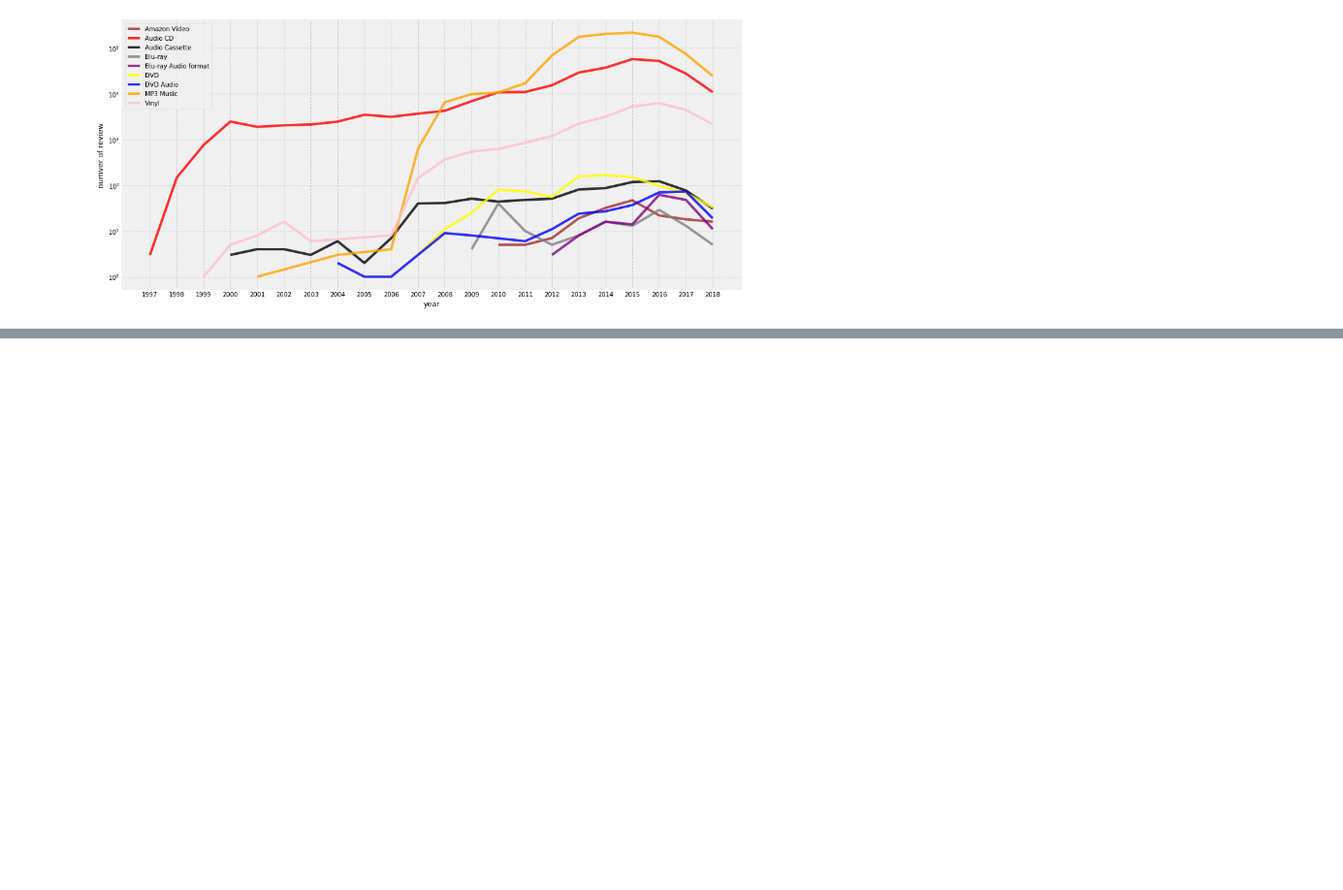
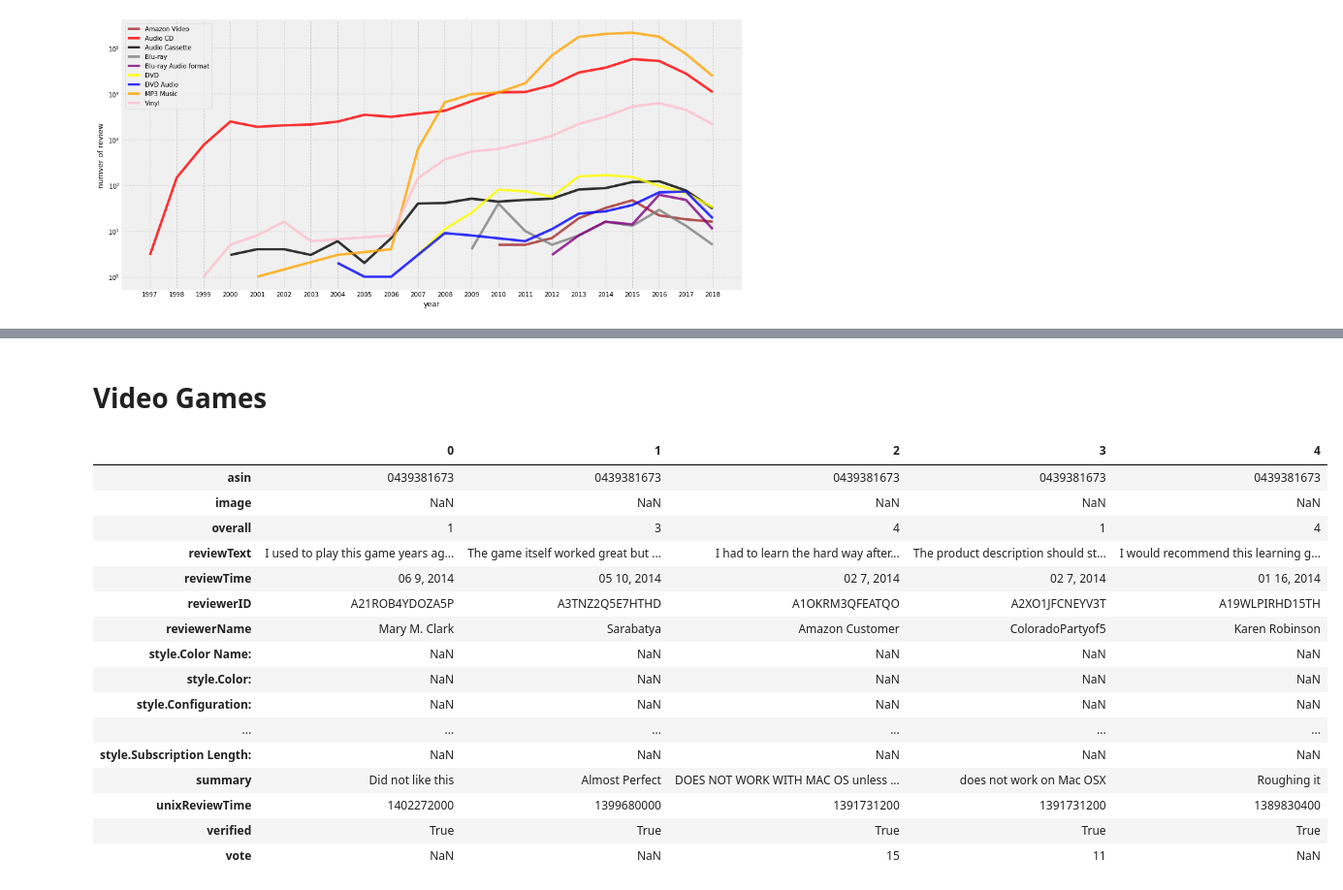
Before and after one commit to smartiiv/data_viz, a Jupyter notebook: Midtermproject.ipynb, the cells around one changed output, grey strips where cells are left out. Shown at 97% size. Saved outputs shown, nothing was run; the diff lists cells and outputs as text; code cells hidden in the pictures; blank space fills up the shorter version.

```diff
--- a/Midtermproject.ipynb
+++ b/Midtermproject.ipynb
@@ -343,0 +352,25 @@ Metadata.head()
+# %% [markdown]
+# Video Games
+# %%
+Rev = 'Video_Games.json'
+Review = pd.io.json.json_normalize([json.loads(line) for line in open(Rev)])
+# %%
+Review.head().T
+# %% [output]
+|  | 0 | 1 | 2 | 3 | 4 |
+| asin | 0439381673 | 0439381673 | 0439381673 | 0439381673 | 0439381673 |
+| image | NaN | NaN | NaN | NaN | NaN |
+| overall | 1 | 3 | 4 | 1 | 4 |
+| reviewText | I used to play this game years ag... | The game itself worked great but ... | I had to learn the hard way after... | The product description should st... | I would recommend this learning g... |
+| reviewTime | 06 9, 2014 | 05 10, 2014 | 02 7, 2014 | 02 7, 2014 | 01 16, 2014 |
+| reviewerID | A21ROB4YDOZA5P | A3TNZ2Q5E7HTHD | A1OKRM3QFEATQO | A2XO1JFCNEYV3T | A19WLPIRHD15TH |
+| reviewerName | Mary M. Clark | Sarabatya | Amazon Customer | ColoradoPartyof5 | Karen Robinson |
+| style.Color Name: | NaN | NaN | NaN | NaN | NaN |
+| style.Color: | NaN | NaN | NaN | NaN | NaN |
+| style.Configuration: | NaN | NaN | NaN | NaN | NaN |
+| ... | ... | ... | ... | ... | ... |
+| style.Subscription Length: | NaN | NaN | NaN | NaN | NaN |
+| summary | Did not like this | Almost Perfect | DOES NOT WORK WITH MAC OS unless ... | does not work on Mac OSX | Roughing it |
+| unixReviewTime | 1402272000 | 1399680000 | 1391731200 | 1391731200 | 1389830400 |
+| verified | True | True | True | True | True |
+| vote | NaN | NaN | 15 | 11 | NaN |
```
Also changed, not shown: parts of 32 cells of this notebook.
